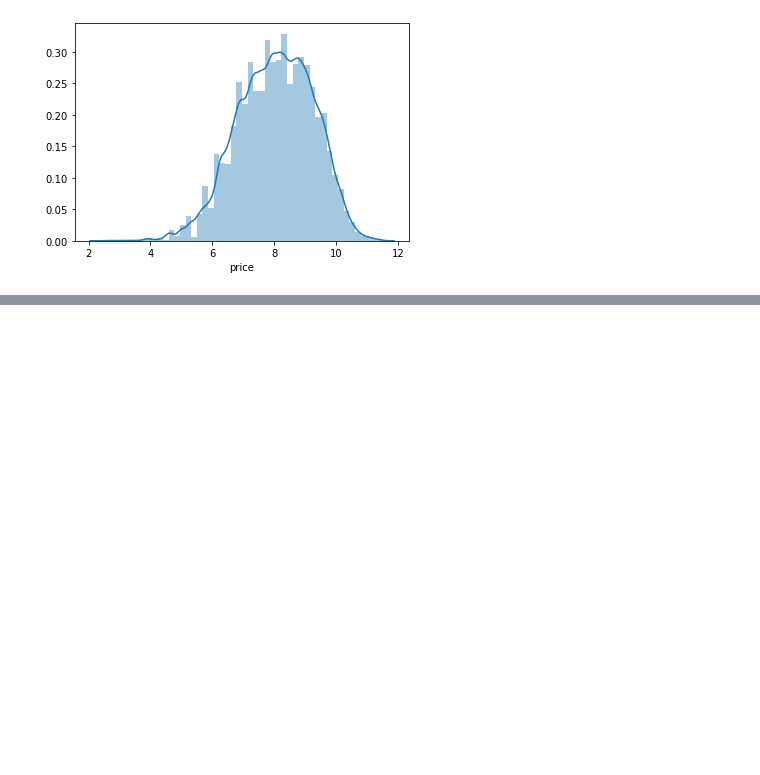
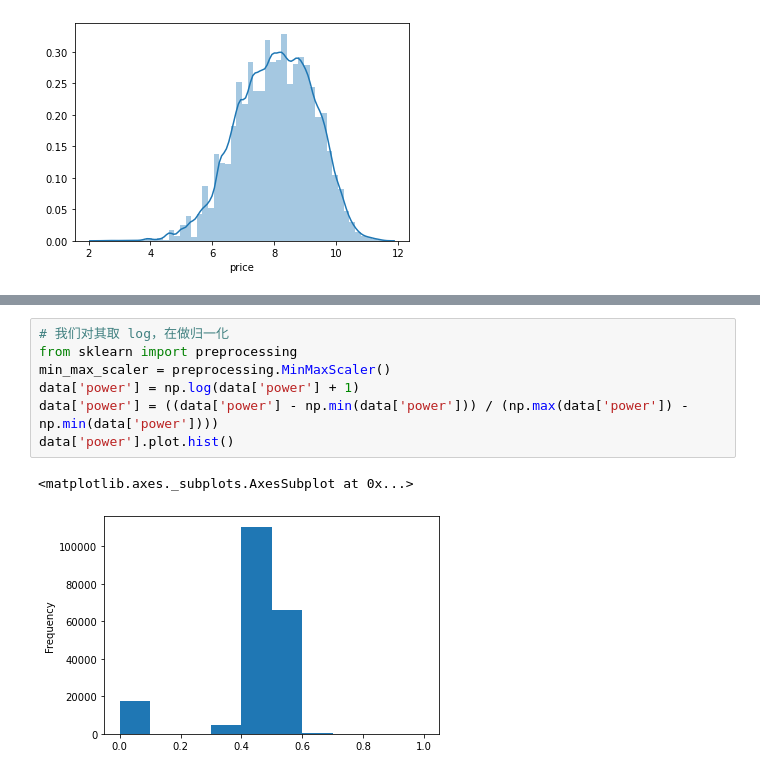
Before and after one commit to shubihu/coggle_learn, a Jupyter notebook: structured/car.ipynb, the cells around one changed output, grey strips where cells are left out. Cells and saved outputs as stored; diff of their text form; blank space fills up the shorter version.

```diff
--- a/structured/car.ipynb
+++ b/structured/car.ipynb
@@ -210,0 +371,10 @@ sns.distplot(np.log(Train_data['price']))    ## 使用log转换
+# %%
+# 我们对其取 log，在做归一化
+from sklearn import preprocessing
+min_max_scaler = preprocessing.MinMaxScaler()
+data['power'] = np.log(data['power'] + 1)
+data['power'] = ((data['power'] - np.min(data['power'])) / (np.max(data['power']) - np.min(data['power'])))
+data['power'].plot.hist()
+# %% [output]
+<matplotlib.axes._subplots.AxesSubplot at 0x...>
+[figure, added]
```
Also changed, not shown: parts of 25 cells of this notebook.
